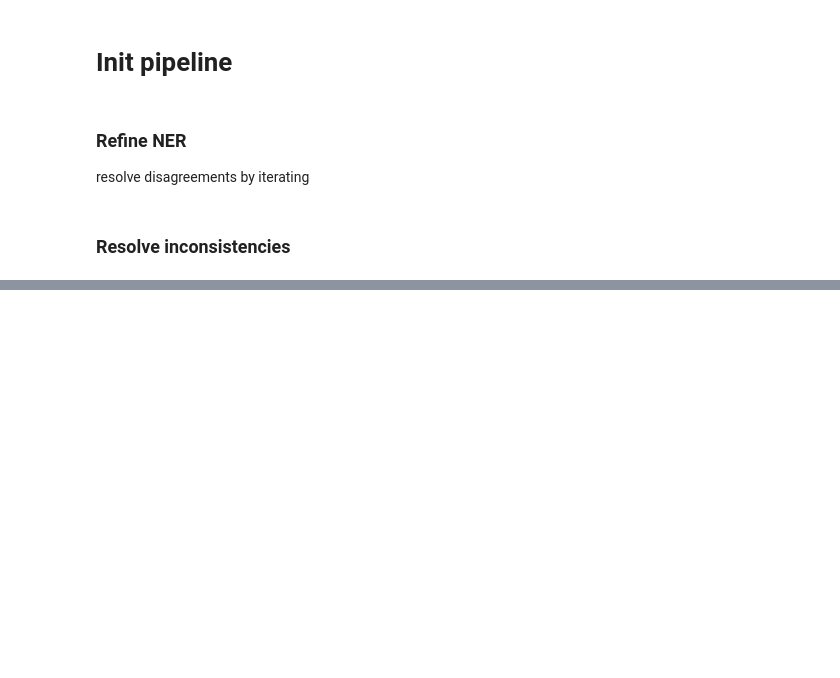
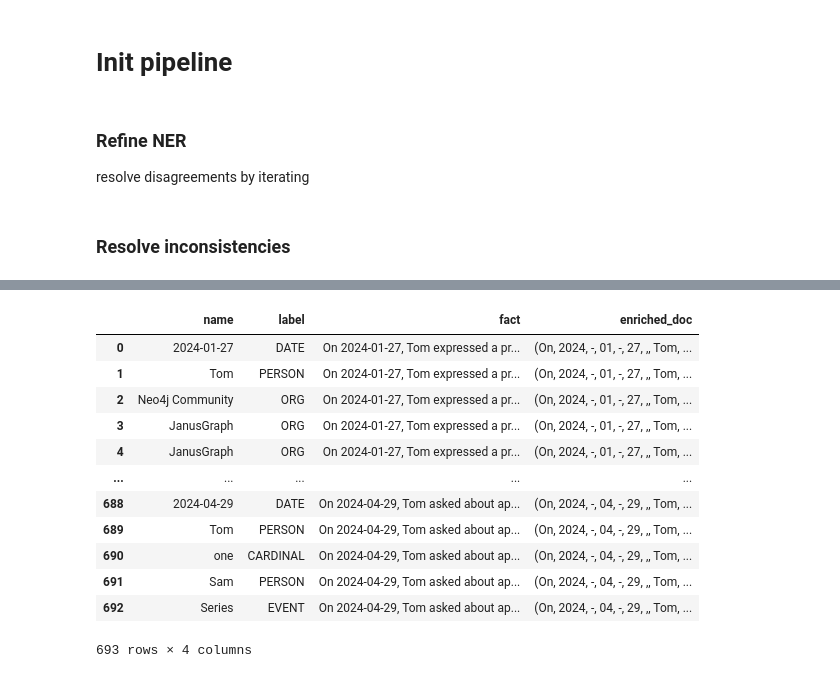
Before and after one commit to tombedor/youbot, a Jupyter notebook: youbot/experiments/knowledge_base/11_llm_server/11.ipynb, the cells around one changed output, grey strips where cells are left out. Drawn from its saved outputs; the diff is of its cells as text; code cells hidden in the pictures; blank space fills up the shorter version.

```diff
--- a/youbot/experiments/knowledge_base/11_llm_server/11.ipynb
+++ b/youbot/experiments/knowledge_base/11_llm_server/11.ipynb
@@ -287,0 +510,24 @@ I classify SQLAlchemy as a TECHNICAL_CONCEPT because it is a Python library that
+# %%
+entities_df
+
+
+# check logic,
+
+# multiple romantic partners, romantic partners that are also a sibling, familial relationships
+
+
+# need to hone by confidence score or something similar, not every fact is equally important
+# %% [output]
+|  | name | label | fact | enriched_doc |
+| 0 | 2024-01-27 | DATE | On 2024-01-27, Tom expressed a pr... | (On, 2024, -, 01, -, 27, ,, Tom, ... |
+| 1 | Tom | PERSON | On 2024-01-27, Tom expressed a pr... | (On, 2024, -, 01, -, 27, ,, Tom, ... |
+| 2 | Neo4j Community | ORG | On 2024-01-27, Tom expressed a pr... | (On, 2024, -, 01, -, 27, ,, Tom, ... |
+| 3 | JanusGraph | ORG | On 2024-01-27, Tom expressed a pr... | (On, 2024, -, 01, -, 27, ,, Tom, ... |
+| 4 | JanusGraph | ORG | On 2024-01-27, Tom expressed a pr... | (On, 2024, -, 01, -, 27, ,, Tom, ... |
+| ... | ... | ... | ... | ... |
+| 688 | 2024-04-29 | DATE | On 2024-04-29, Tom asked about ap... | (On, 2024, -, 04, -, 29, ,, Tom, ... |
+| 689 | Tom | PERSON | On 2024-04-29, Tom asked about ap... | (On, 2024, -, 04, -, 29, ,, Tom, ... |
+| 690 | one | CARDINAL | On 2024-04-29, Tom asked about ap... | (On, 2024, -, 04, -, 29, ,, Tom, ... |
+| 691 | Sam | PERSON | On 2024-04-29, Tom asked about ap... | (On, 2024, -, 04, -, 29, ,, Tom, ... |
+| 692 | Series | EVENT | On 2024-04-29, Tom asked about ap... | (On, 2024, -, 04, -, 29, ,, Tom, ... |
+693 rows × 4 columns
```
Also changed, not shown: parts of 2 cells of this notebook.
